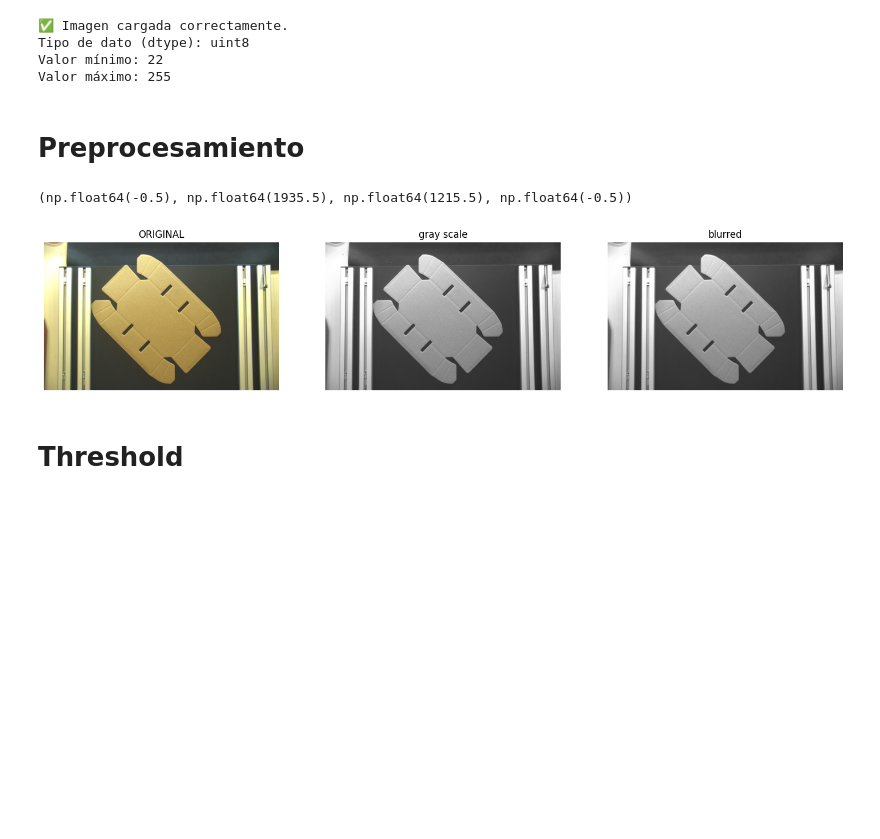
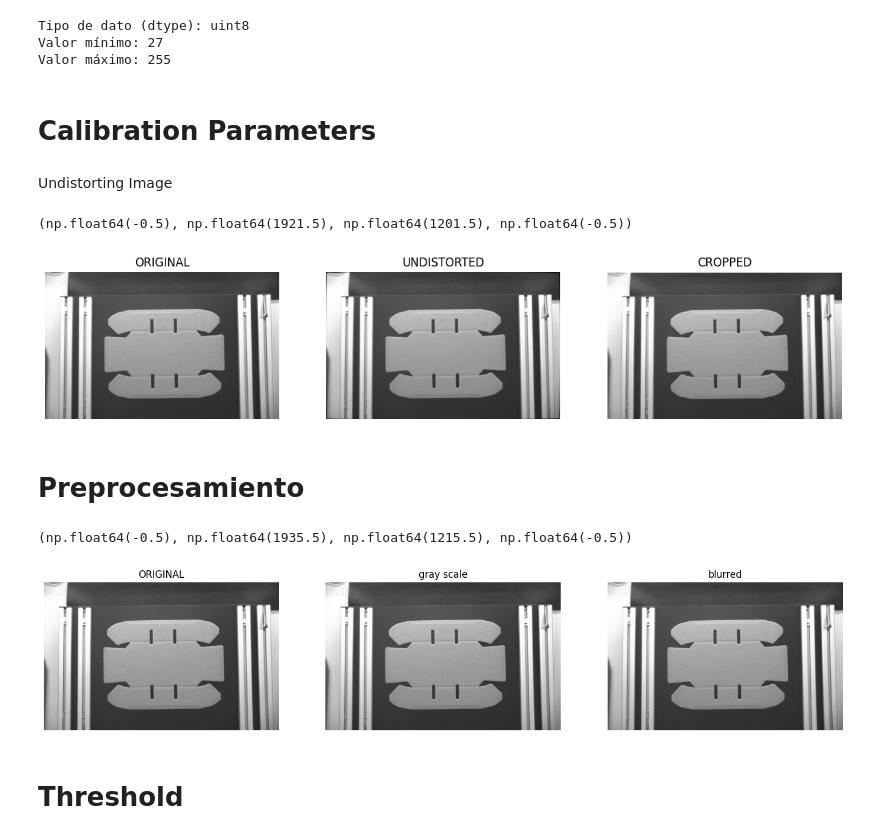
Before and after one commit to fore1806/CBFD, a Jupyter notebook: line_detection.ipynb, the cells around one changed output. Drawn from its saved outputs; the diff is of its cells as text; code cells hidden in the pictures; blank space fills up the shorter version.

```diff
--- a/line_detection.ipynb
+++ b/line_detection.ipynb
@@ -12,21 +12,62 @@ baseFolder = os.getcwd()
 # Select the path that contains the photos
 #folder = os.path.join(baseFolder, "photos","calibration")
 folder = os.path.join(baseFolder,"photos","lines")
-image_name = "1.png"
+image_name = "2.png"
 image_path = os.path.join(folder, image_name)
-image = cv.imread(image_path)
-if image is None:
-    print("❌ No se pudo cargar la imagen. Verifica el path.")
-else:
-    print("✅ Imagen cargada correctamente.")
+image = cv.imread(image_path, 0)
+
 print(f"Tipo de dato (dtype): {image.dtype}")
 print(f"Valor mínimo: {np.min(image)}")
 print(f"Valor máximo: {np.max(image)}")
 # %% [output]
-✅ Imagen cargada correctamente.
 Tipo de dato (dtype): uint8
-Valor mínimo: 22
+Valor mínimo: 27
 Valor máximo: 255
+# %% [markdown]
+# Calibration Parameters
+# %%
+# We load the camera calibration results (We took the photos with the first camera setup)
+cameraParameters = np.load(baseFolder + "/calibration/camera_setup1.npz")
+
+# We extract the camera matrix and distortion coefficients, through the keys in the dictionary
+mtx = cameraParameters['mtx']
+dist = cameraParameters['dist']
+# %% [markdown]
+Undistorting Image
+# %%
+# We find the dimensions of the image
+h, w = image.shape[:2]
+
+# We find the new camera matrix and interested region
+newcameramtx, roi = cv.getOptimalNewCameraMatrix(mtx, dist, (w,h), 1, (w,h))
+
+# We undistort the image
+udst_img = cv.undistort(image, mtx, dist, None, newcameramtx)
+
+# We crop the image using the ROI
+x_r, y_r, w_r, h_r = roi
+udst_crop_img = udst_img[y_r:y_r+h_r, x_r:x_r+w_r]
+
+# We show the images
+plt.figure(figsize=(15, 10))
+
+plt.subplot(1,3,1)
+plt.imshow(image, cmap="gray", vmin=0, vmax=255)
+plt.title("ORIGINAL")
+plt.axis("off")
+
+plt.subplot(1,3,2)
+plt.imshow(udst_img, cmap="gray", vmin=0, vmax=255)
+plt.title("UNDISTORTED")
+plt.axis("off")
+
+plt.subplot(1,3,3)
+plt.imshow(udst_crop_img, cmap="gray", vmin=0, vmax=255)
+plt.title("CROPPED")
+plt.axis("off")
+# %% [output]
+(np.float64(-0.5), np.float64(1921.5), np.float64(1201.5), np.float64(-0.5))
+[figure, added]
 # %% [markdown]
 # Preprocesamiento
 # %%
@@ -47,7 +88,7 @@ plt.title("ORIGINAL")
 plt.axis("off")
 
 plt.subplot(1,3,2)
-plt.imshow(gray, cmap="gray", vmin=0, vmax=255) # to complete
+plt.imshow(image, cmap="gray", vmin=0, vmax=255) # to complete
 plt.title("gray scale")
 plt.axis("off")
 
@@ -57,7 +98,7 @@ plt.title("blurred")
 plt.axis("off")
 # %% [output]
 (np.float64(-0.5), np.float64(1935.5), np.float64(1215.5), np.float64(-0.5))
-[figure, old version]
+[figure, new version]
 # %% [markdown]
 # Threshold
 # %%
```
Also changed, not shown: parts of 12 cells of this notebook.
